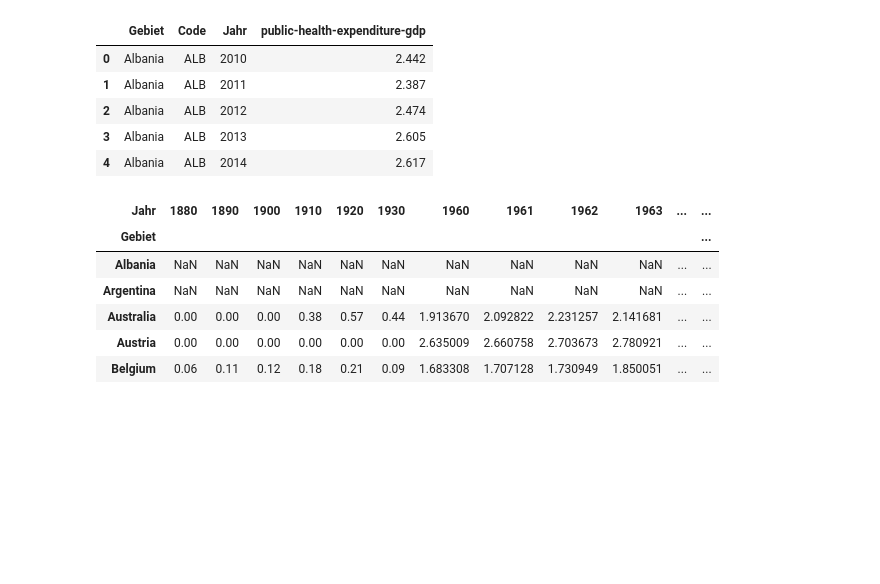
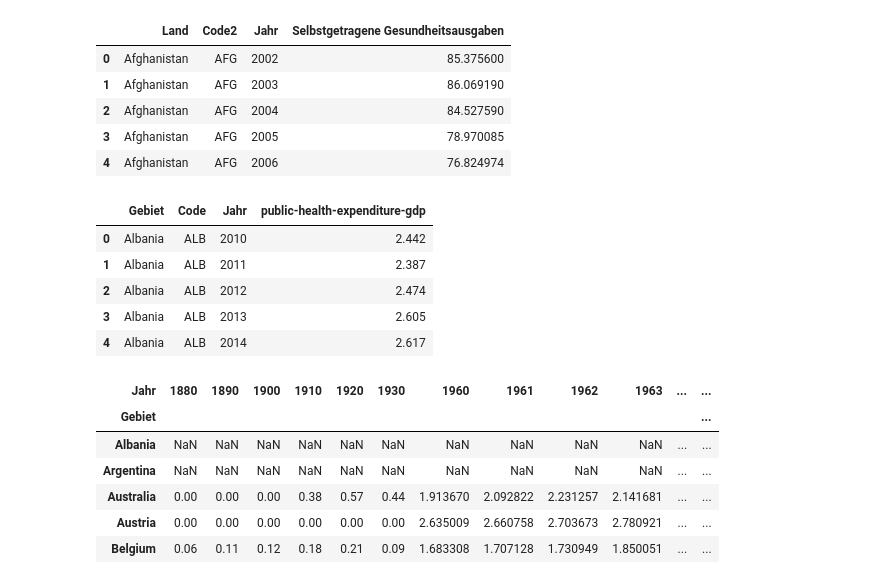
Before and after one commit to cossllea/BMLD1-LN2-Python, a Jupyter notebook: Leistungsnachweis_Informatik_BMLD.ipynb, the cells around one changed output. Saved outputs shown, nothing was run; the diff lists cells and outputs as text; code cells hidden in the pictures; blank space fills up the shorter version.

```diff
--- a/Leistungsnachweis_Informatik_BMLD.ipynb
+++ b/Leistungsnachweis_Informatik_BMLD.ipynb
@@ -4,3 +8,14 @@ from matplotlib import pyplot as plt
+# %%
+df2 = pd.read_csv("share-of-out-of-pocket-expenditure-on-healthcare.csv", skiprows=1,
+                 names=["Land", "Code2", "Jahr", "selbstgetragene Gesundheitsausgaben"])
+df2.head()
+# %% [output]
+|  | Land | Code2 | Jahr | Selbstgetragene Gesundheitsausgaben |
+| 0 | Afghanistan | AFG | 2002 | 85.375600 |
+| 1 | Afghanistan | AFG | 2003 | 86.069190 |
+| 2 | Afghanistan | AFG | 2004 | 84.527590 |
+| 3 | Afghanistan | AFG | 2005 | 78.970085 |
+| 4 | Afghanistan | AFG | 2006 | 76.824974 |
 # %%
 df = pd.read_csv("public-health-expenditure-share-gdp.csv", skiprows=1,
                  names=["Gebiet", "Code", "Jahr", "public-health-expenditure-gdp"])
```
Also changed, not shown: parts of 12 cells of this notebook, 1 other file.
